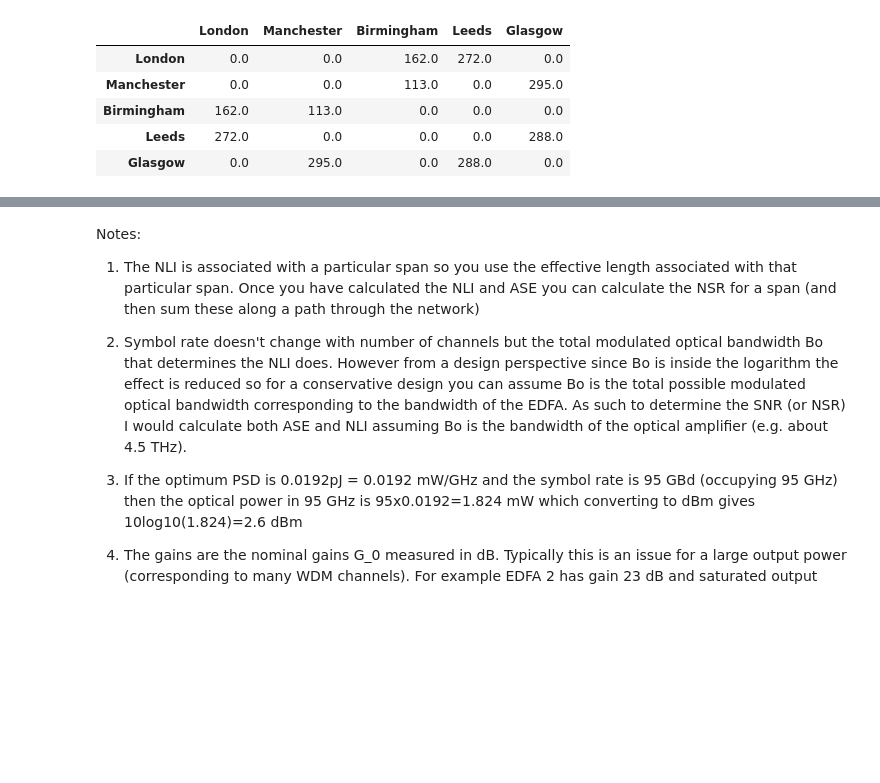
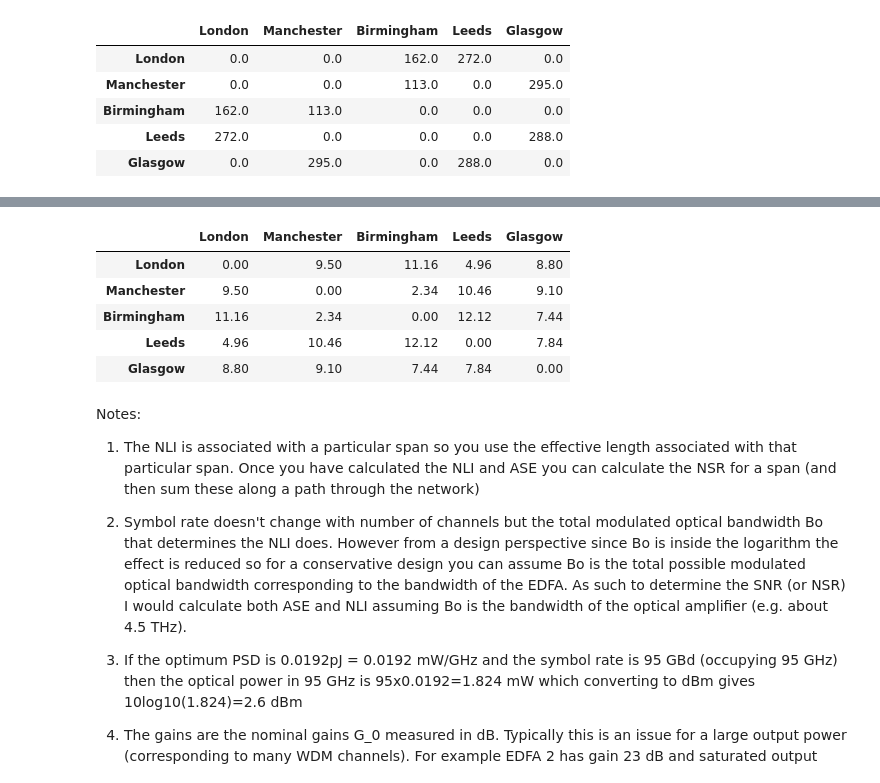
Before and after one commit to adambrzosko/OpticalNetworkDesign, a Jupyter notebook: 4B23NetworkDesign.ipynb, the cells around one changed output, grey strips where cells are left out. Saved outputs shown, nothing was run; the diff lists cells and outputs as text; code cells hidden in the pictures; blank space fills up the shorter version.

```diff
--- a/4B23NetworkDesign.ipynb
+++ b/4B23NetworkDesign.ipynb
@@ -259,3 +306,12 @@ for i in list(paths.keys()):
+# %%
+connection_loss
+# %% [output]
+|  | London | Manchester | Birmingham | Leeds | Glasgow |
+| London | 0.00 | 9.50 | 11.16 | 4.96 | 8.80 |
+| Manchester | 9.50 | 0.00 | 2.34 | 10.46 | 9.10 |
+| Birmingham | 11.16 | 2.34 | 0.00 | 12.12 | 7.44 |
+| Leeds | 4.96 | 10.46 | 12.12 | 0.00 | 7.84 |
+| Glasgow | 8.80 | 9.10 | 7.44 | 7.84 | 0.00 |
 # %% [markdown]
 Notes:
 
```
Also changed, not shown: parts of 10 cells of this notebook.
